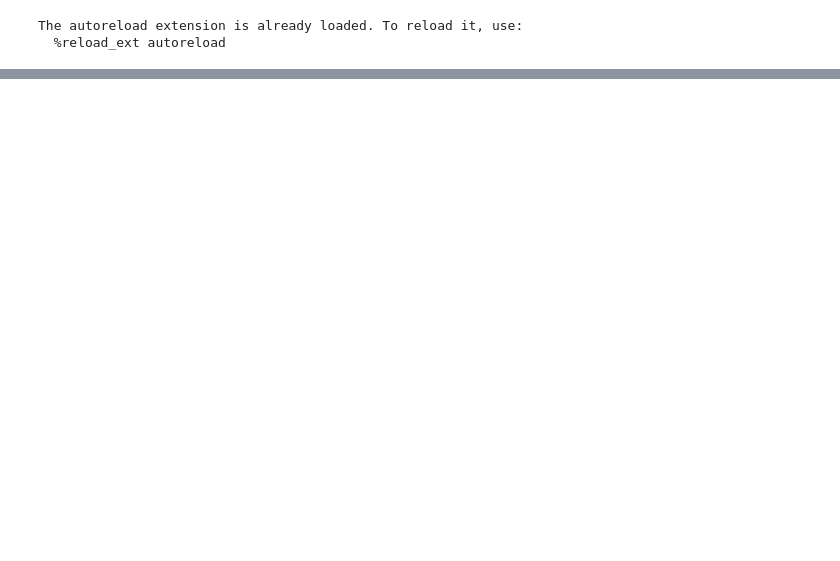
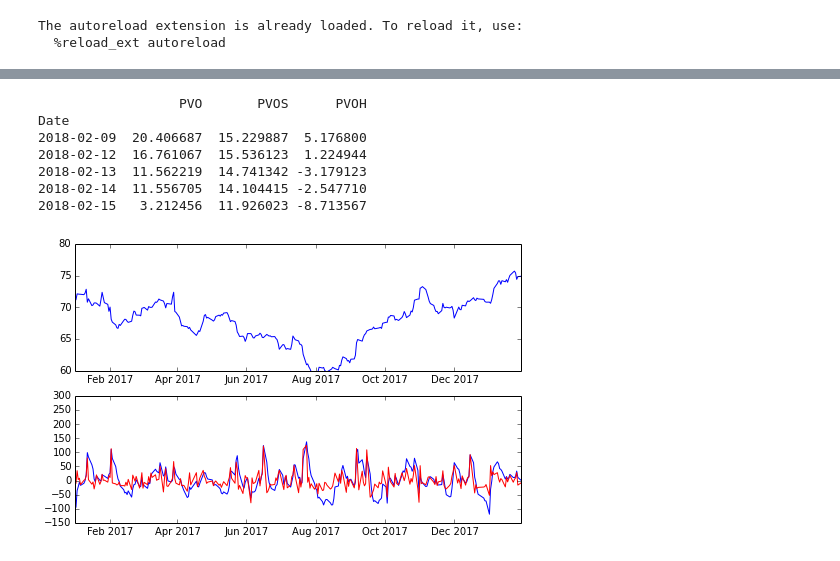
Before and after one commit to fabkno/project_one, a Jupyter notebook: notebooks/chartmarkers.ipynb, the cells around one changed output, grey strips where cells are left out. Cells and saved outputs as stored; diff of their text form; code cells hidden in the pictures; blank space fills up the shorter version.

```diff
--- a/notebooks/chartmarkers.ipynb
+++ b/notebooks/chartmarkers.ipynb
@@ -446 +425,32 @@ Name: kdjj_14, dtype: float64
+# %%
+#print get_williams(dai,window=14).tail(5)
+out = get_PVO(dai)
+out2 = get_PVO(dai,1,250,9)
+print out.tail(5)
+
+
+fig,ax = plt.subplots(2,1,figsize=(8,5))
+
+ax[0].plot(dai.index,dai['Close'])
+#ax[1].plot(out.index,out['CCI40'])
+ax[1].plot(out.index,out['PVOH']*10)
+ax[1].plot(out2.index,out2['PVOH'],c='r')
+#plt.plot(tmp.index,tmp.values)
+ax[0].set_xlim(datetime.datetime(2017,1,1),datetime.datetime(2018,1,29))
+ax[0].set_ylim(60,80)
+ax[1].set_xlim(datetime.datetime(2017,1,1),datetime.datetime(2018,1,29))
+#ax[1].axhline(100,color='k',ls='--')
+#ax[1].axhline(200,color='k',ls='--')
+#ax[1].axhline(-100,color='k',ls='--')
+#ax[1].axhline(-200,color='k',ls='--')
+plt.show()
+# %% [output]
+                  PVO       PVOS      PVOH
+Date
+2018-02-09  20.406687  15.229887  5.176800
+2018-02-12  16.761067  15.536123  1.224944
+2018-02-13  11.562219  14.741342 -3.179123
+2018-02-14  11.556705  14.104415 -2.547710
+2018-02-15   3.212456  11.926023 -8.713567
+[figure, added]
 # %%
```
Also changed, not shown: parts of 10 cells of this notebook.
